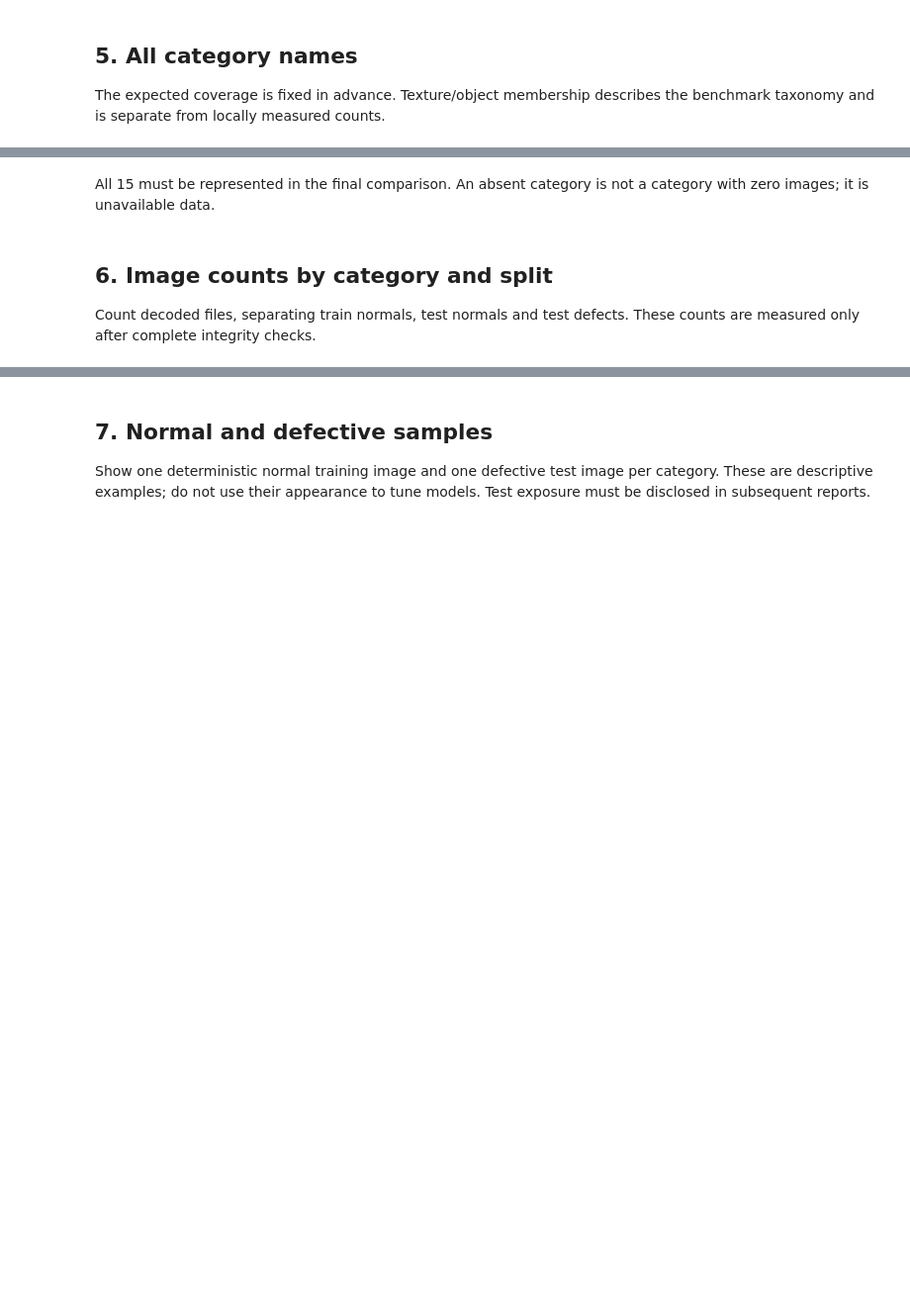
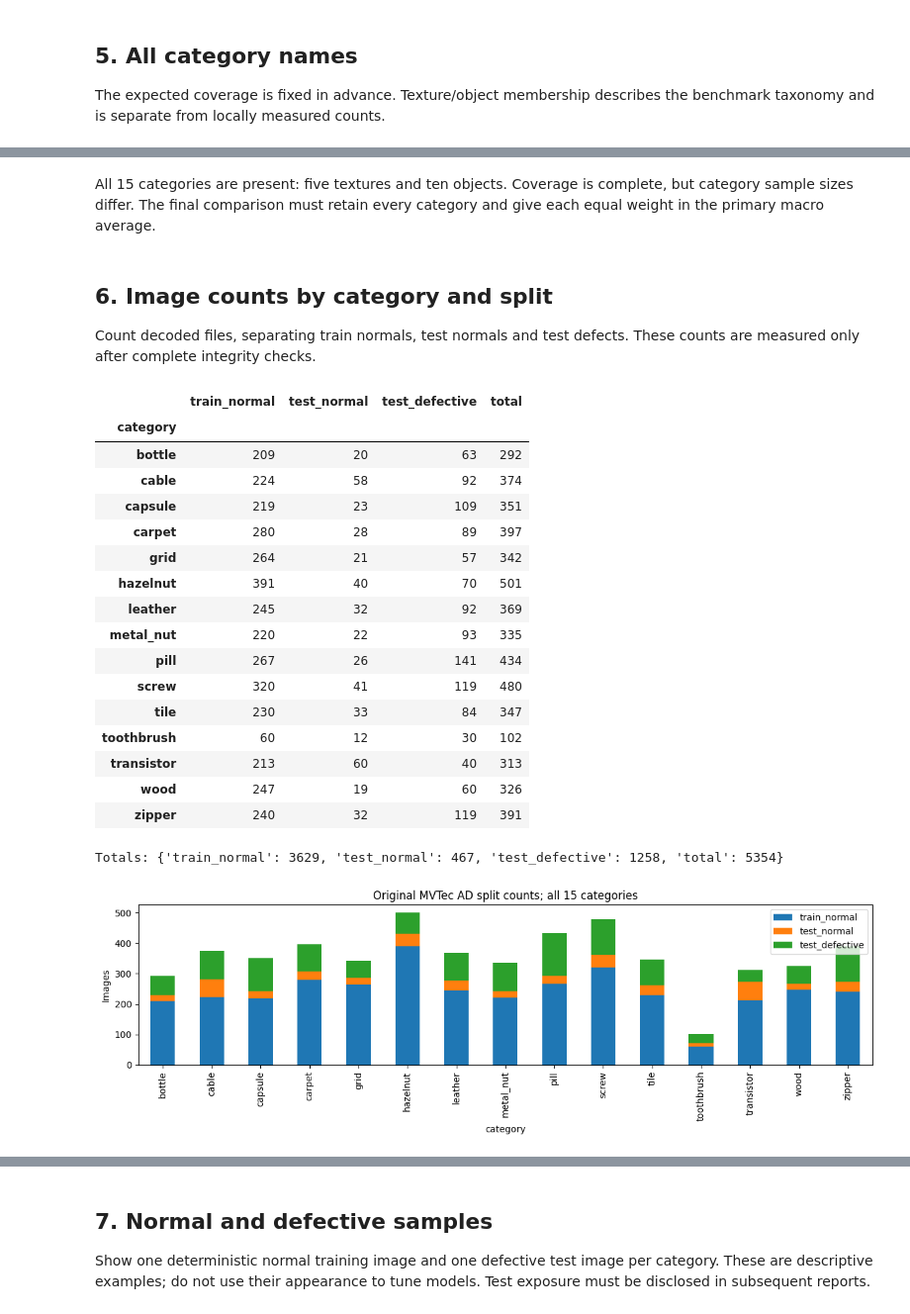
Before and after one commit to shaikanishmib/mvtec-cnn-anomaly-detection, a Jupyter notebook: notebooks/00_dataset_eda.ipynb, the cells around one changed output, grey strips where cells are left out. Shown at 99% size. Drawn from its saved outputs; the diff is of its cells as text; code cells hidden in the pictures; blank space fills up the shorter version.

Commit message:
Complete MVTec AD dataset EDA and CUDA research setup

```diff
--- a/notebooks/00_dataset_eda.ipynb
+++ b/notebooks/00_dataset_eda.ipynb
@@ -84,16 +156,12 @@ Large corrupt-image exceptions deliberately stop execution for investigation.
 # %%
 found = discover(DATA)
 missing = sorted(set(CATEGORIES) - set(found))
-READY = not missing
-frame = pd.DataFrame()
-split_manifest = pd.DataFrame()
-if READY:
-    frame = inventory(DATA)
-    split_manifest = partitions(frame, seed=config["seed"])
-    frame.to_csv(OUT / "inventory.csv", index=False)
-    split_manifest.to_csv(OUT / "partitions.csv", index=False)
-    print("Decoded images:", len(frame))
-else:
-    print("BLOCKED: complete MVTec AD is unavailable at data/mvtec_ad.")
-    print("Missing categories:", missing)
-    print("No EDA statistics computed. Follow docs/dataset.md.")
+assert not missing, f"Incomplete dataset: {missing}"
+READY = True
+frame = inventory(DATA, progress=lambda category: print("Validating", category, flush=True))
+split_manifest = partitions(frame, seed=config["seed"])
+frame.to_csv(OUT / "inventory.csv", index=False, lineterminator="\n")
+split_manifest.to_csv(OUT / "partitions.csv", index=False, lineterminator="\n")
+print("Decoded images:", len(frame))
+print("Decoded and paired defect masks:", int(frame["mask"].notna().sum()))
+print("Exact duplicate images:", int(frame.sha256.duplicated().sum()))
@@ -114,19 +220,42 @@ display(category_table)
 # %% [markdown]
-All 15 must be represented in the final comparison. An absent category is not
-a category with zero images; it is unavailable data.
+All 15 categories are present: five textures and ten objects. Coverage is complete,
+but category sample sizes differ. The final comparison must retain every category
+and give each equal weight in the primary macro average.
 # %% [markdown]
 ## 6. Image counts by category and split
 
 Count decoded files, separating train normals, test normals and test defects.
 These counts are measured only after complete integrity checks.
 # %%
-if READY:
-    counts = frame.groupby(["category", "split", "anomalous"]).size().unstack([1, 2], fill_value=0)
-    display(counts.reindex(CATEGORIES))
-    counts.to_csv(OUT / "counts.csv")
-    counts.plot.bar(stacked=True, figsize=(12, 4), ylabel="Images")
-    plt.title("Decoded image counts; test labels used descriptively only")
-    plt.tight_layout(); plt.show()
-else:
-    print("SKIPPED: no verified image counts.")
+counts = pd.DataFrame(index=pd.Index(CATEGORIES, name="category"))
+counts["train_normal"] = frame[frame.split == "train"].groupby("category").size()
+counts["test_normal"] = frame[(frame.split == "test") & ~frame.anomalous].groupby("category").size()
+counts["test_defective"] = frame[(frame.split == "test") & frame.anomalous].groupby("category").size()
+counts["total"] = counts.sum(axis=1)
+display(counts)
+print("Totals:", counts.sum().to_dict())
+counts.to_csv(ROOT / "reports/category_counts.csv", lineterminator="\n")
+counts[["train_normal", "test_normal", "test_defective"]].plot.bar(stacked=True, figsize=(12,4), ylabel="Images")
+plt.title("Original MVTec AD split counts; all 15 categories")
+plt.tight_layout(); plt.savefig(OUT / "category_counts.png", dpi=110); plt.show()
+# %% [output]
+|  | train_normal | test_normal | test_defective | total |
+| category |  |  |  |  |
+| bottle | 209 | 20 | 63 | 292 |
+| cable | 224 | 58 | 92 | 374 |
+| capsule | 219 | 23 | 109 | 351 |
+| carpet | 280 | 28 | 89 | 397 |
+| grid | 264 | 21 | 57 | 342 |
+| hazelnut | 391 | 40 | 70 | 501 |
+| leather | 245 | 32 | 92 | 369 |
+| metal_nut | 220 | 22 | 93 | 335 |
+| pill | 267 | 26 | 141 | 434 |
+| screw | 320 | 41 | 119 | 480 |
+| tile | 230 | 33 | 84 | 347 |
+| toothbrush | 60 | 12 | 30 | 102 |
+| transistor | 213 | 60 | 40 | 313 |
+| wood | 247 | 19 | 60 | 326 |
+| zipper | 240 | 32 | 119 | 391 |
+Totals: {'train_normal': 3629, 'test_normal': 467, 'test_defective': 1258, 'total': 5354}
+[figure, added]
 # %% [markdown]
```
Also changed, not shown: parts of 34 cells of this notebook, 36 other files.
